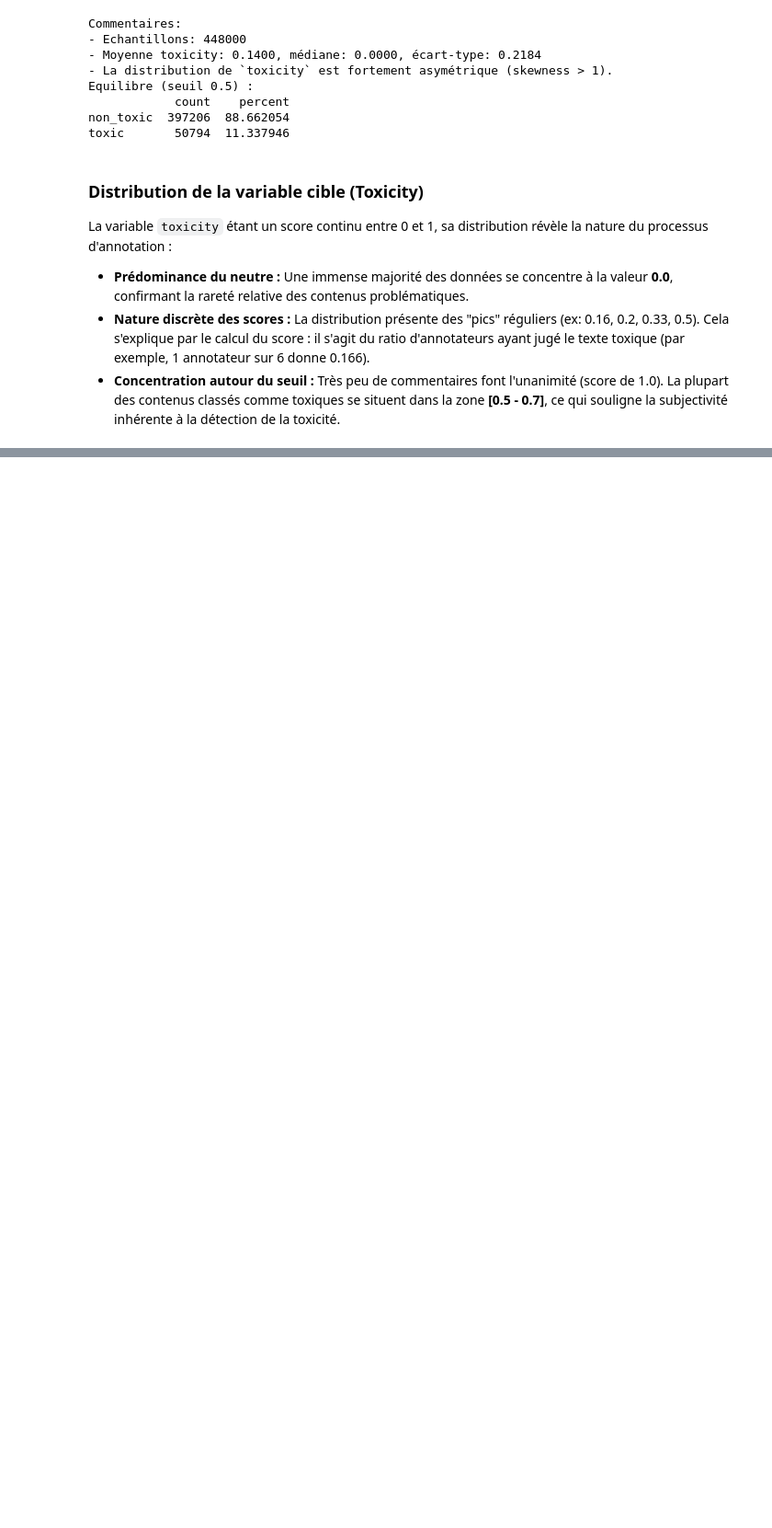
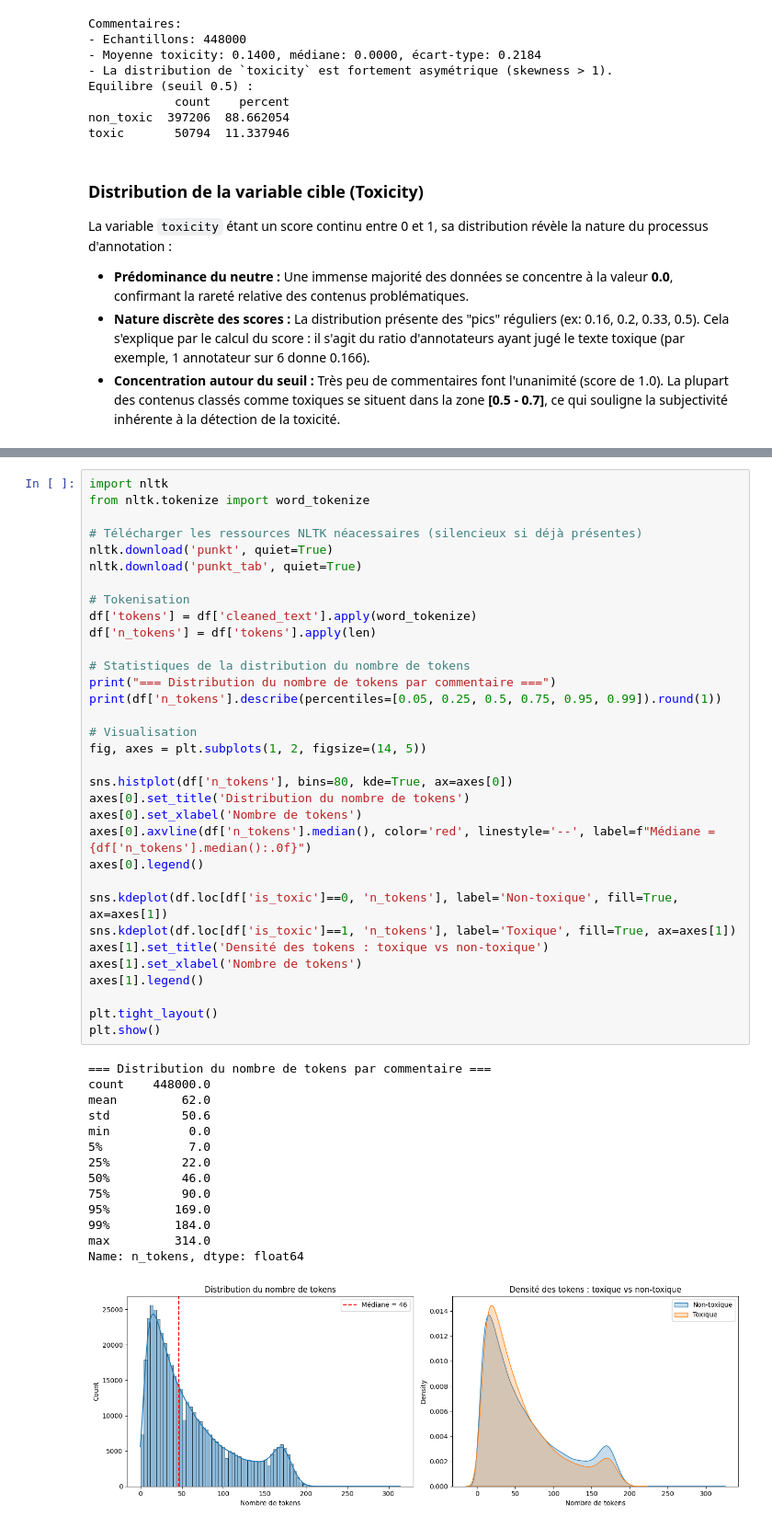
Before and after one commit to daphnemaschas/REXIA, a Jupyter notebook: notebooks/03_analyse_données_textuelles.ipynb, the cells around one changed output, grey strips where cells are left out. Shown at 92% size. Saved outputs shown, nothing was run; the diff lists cells and outputs as text; blank space fills up the shorter version.

```diff
--- a/notebooks/03_analyse_données_textuelles.ipynb
+++ b/notebooks/03_analyse_données_textuelles.ipynb
@@ -205,0 +250,48 @@ La variable `toxicity` étant un score continu entre 0 et 1, sa distribution ré
+# %%
+import nltk
+from nltk.tokenize import word_tokenize
+
+# Télécharger les ressources NLTK néacessaires (silencieux si déjà présentes)
+nltk.download('punkt', quiet=True)
+nltk.download('punkt_tab', quiet=True)
+
+# Tokenisation
+df['tokens'] = df['cleaned_text'].apply(word_tokenize)
+df['n_tokens'] = df['tokens'].apply(len)
+
+# Statistiques de la distribution du nombre de tokens
+print("=== Distribution du nombre de tokens par commentaire ===")
+print(df['n_tokens'].describe(percentiles=[0.05, 0.25, 0.5, 0.75, 0.95, 0.99]).round(1))
+
+# Visualisation
+fig, axes = plt.subplots(1, 2, figsize=(14, 5))
+
+sns.histplot(df['n_tokens'], bins=80, kde=True, ax=axes[0])
+axes[0].set_title('Distribution du nombre de tokens')
+axes[0].set_xlabel('Nombre de tokens')
+axes[0].axvline(df['n_tokens'].median(), color='red', linestyle='--', label=f"Médiane = {df['n_tokens'].median():.0f}")
+axes[0].legend()
+
+sns.kdeplot(df.loc[df['is_toxic']==0, 'n_tokens'], label='Non-toxique', fill=True, ax=axes[1])
+sns.kdeplot(df.loc[df['is_toxic']==1, 'n_tokens'], label='Toxique', fill=True, ax=axes[1])
+axes[1].set_title('Densité des tokens : toxique vs non-toxique')
+axes[1].set_xlabel('Nombre de tokens')
+axes[1].legend()
+
+plt.tight_layout()
+plt.show()
+# %% [output]
+=== Distribution du nombre de tokens par commentaire ===
+count    448000.0
+mean         62.0
+std          50.6
+min           0.0
+5%            7.0
+25%          22.0
+50%          46.0
+75%          90.0
+95%         169.0
+99%         184.0
+max         314.0
+Name: n_tokens, dtype: float64
+[figure, added]
```
Also changed, not shown: parts of 22 cells of this notebook.
